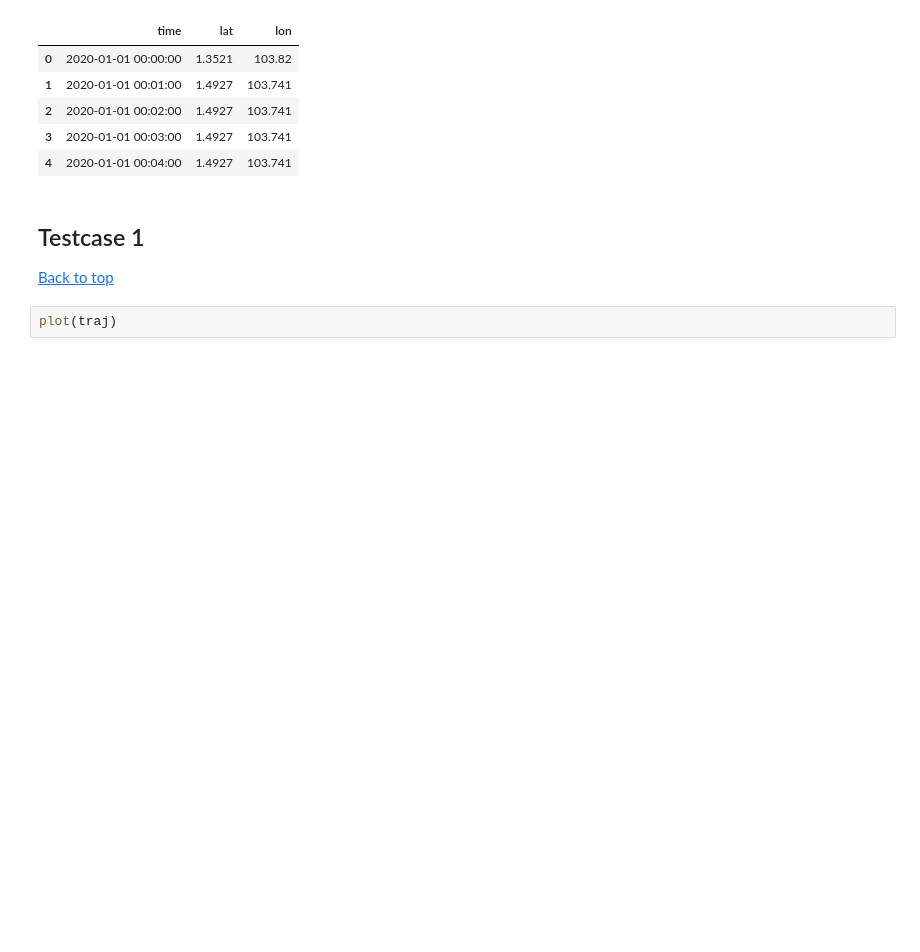
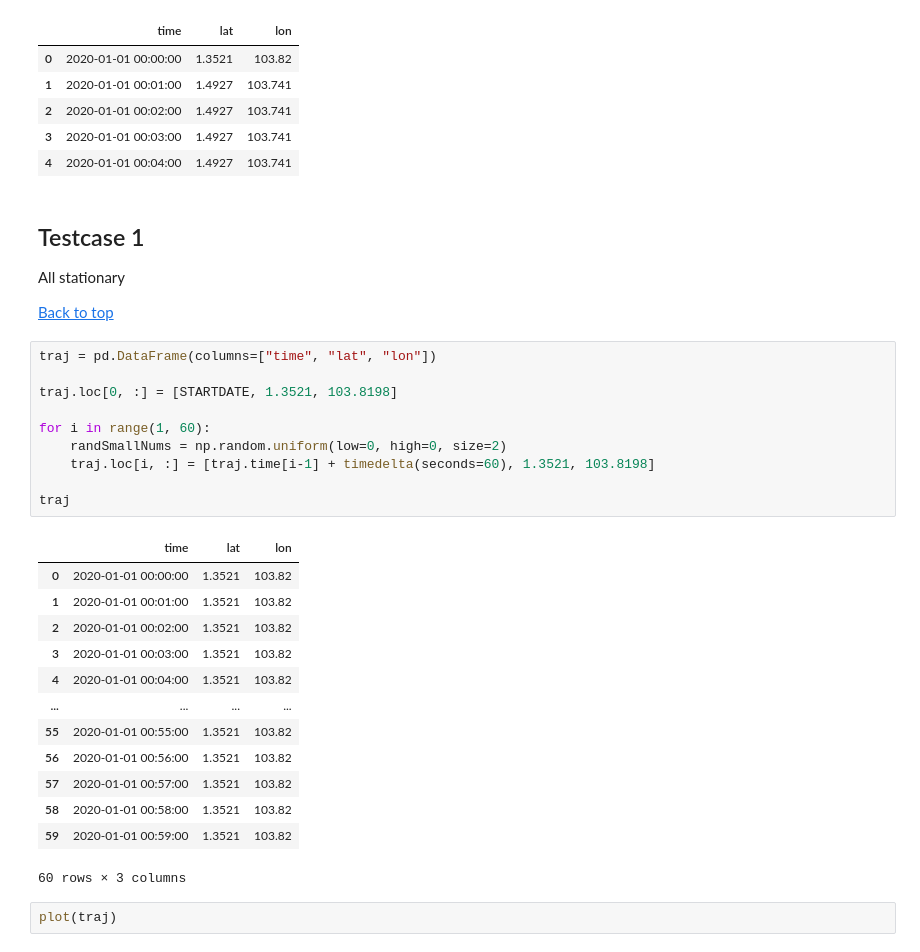
Before and after one commit to tyqiangz/Trajectory-Data-Mining, a Jupyter notebook: Trajectory Data Cleaning.ipynb, the cells around one changed output. Saved outputs shown, nothing was run; the diff lists cells and outputs as text; blank space fills up the shorter version.

```diff
--- a/Trajectory Data Cleaning.ipynb
+++ b/Trajectory Data Cleaning.ipynb
@@ -227,7 +176,33 @@ traj.head()
 # %% [markdown]
 ## Testcase 1 <a id="cleaning-testcase-1"></a>
 
+All stationary
+
 [Back to top](#top)
+# %%
+traj = pd.DataFrame(columns=["time", "lat", "lon"])
+
+traj.loc[0, :] = [STARTDATE, 1.3521, 103.8198]
+
+for i in range(1, 60):
+    randSmallNums = np.random.uniform(low=0, high=0, size=2)
+    traj.loc[i, :] = [traj.time[i-1] + timedelta(seconds=60), 1.3521, 103.8198]
+
+traj
+# %% [output]
+|  | time | lat | lon |
+| 0 | 2020-01-01 00:00:00 | 1.3521 | 103.82 |
+| 1 | 2020-01-01 00:01:00 | 1.3521 | 103.82 |
+| 2 | 2020-01-01 00:02:00 | 1.3521 | 103.82 |
+| 3 | 2020-01-01 00:03:00 | 1.3521 | 103.82 |
+| 4 | 2020-01-01 00:04:00 | 1.3521 | 103.82 |
+| ... | ... | ... | ... |
+| 55 | 2020-01-01 00:55:00 | 1.3521 | 103.82 |
+| 56 | 2020-01-01 00:56:00 | 1.3521 | 103.82 |
+| 57 | 2020-01-01 00:57:00 | 1.3521 | 103.82 |
+| 58 | 2020-01-01 00:58:00 | 1.3521 | 103.82 |
+| 59 | 2020-01-01 00:59:00 | 1.3521 | 103.82 |
+60 rows × 3 columns
 # %%
 plot(traj)
 # %% [output]
```
Also changed, not shown: parts of 11 cells of this notebook.
